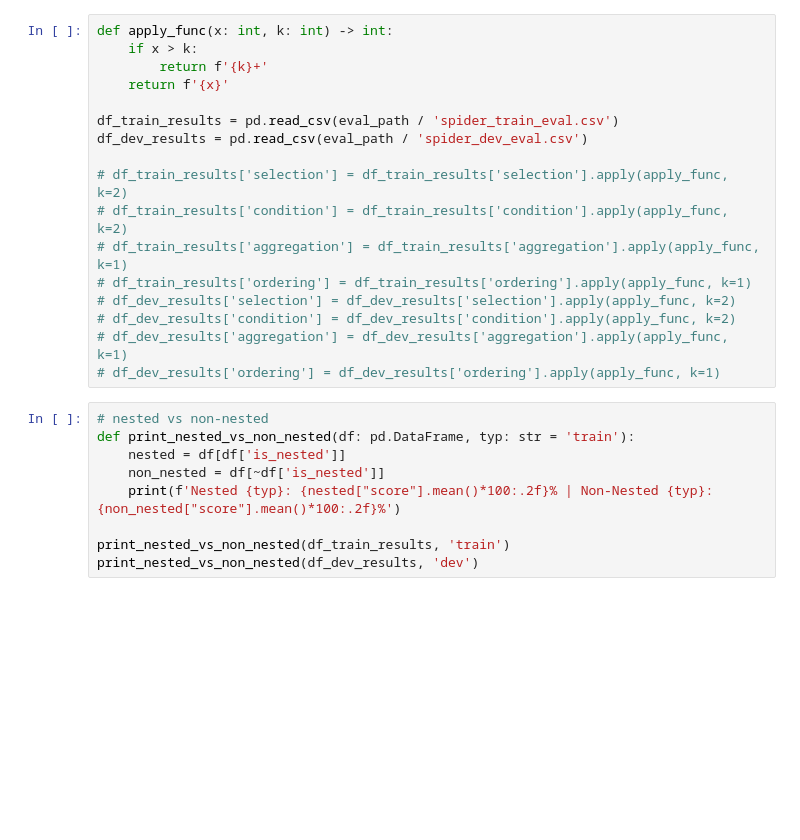
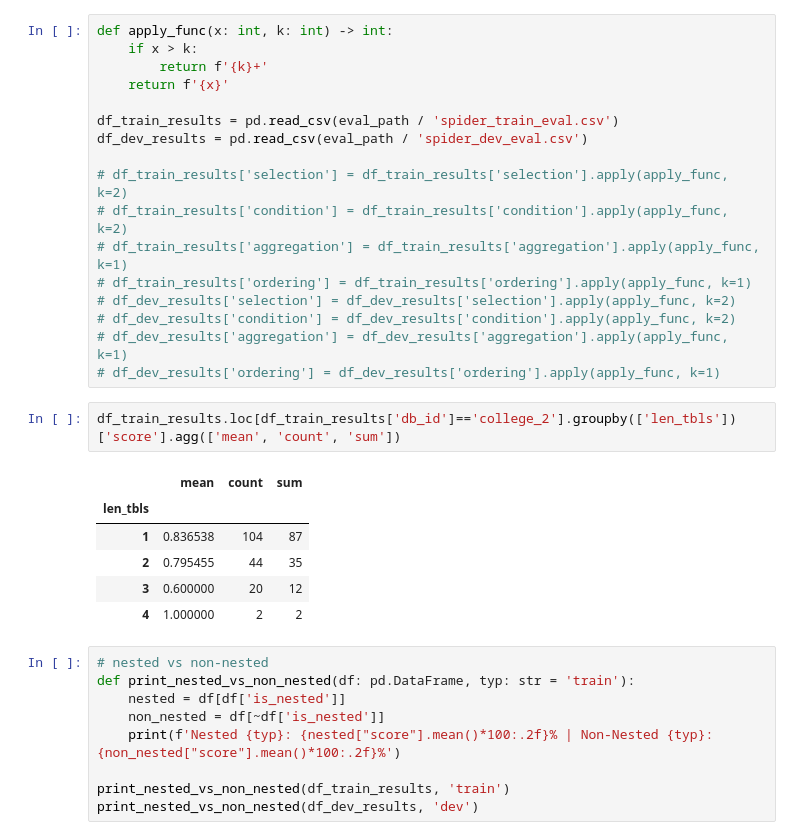
Before and after one commit to simonjisu/BusinessObjects, a Jupyter notebook: test.ipynb, the cells around one changed output. Drawn from its saved outputs; the diff is of its cells as text; blank space fills up the shorter version.

```diff
--- a/test.ipynb
+++ b/test.ipynb
@@ -1375,6 +1497,15 @@ df_dev_results = pd.read_csv(eval_path / 'spider_dev_eval.csv')
 # df_dev_results['condition'] = df_dev_results['condition'].apply(apply_func, k=2)
 # df_dev_results['aggregation'] = df_dev_results['aggregation'].apply(apply_func, k=1)
 # df_dev_results['ordering'] = df_dev_results['ordering'].apply(apply_func, k=1)
+# %%
+df_train_results.loc[df_train_results['db_id']=='college_2'].groupby(['len_tbls'])['score'].agg(['mean', 'count', 'sum'])
+# %% [output]
+|  | mean | count | sum |
+| len_tbls |  |  |  |
+| 1 | 0.836538 | 104 | 87 |
+| 2 | 0.795455 | 44 | 35 |
+| 3 | 0.600000 | 20 | 12 |
+| 4 | 1.000000 | 2 | 2 |
 # %%
 # nested vs non-nested
 def print_nested_vs_non_nested(df: pd.DataFrame, typ: str = 'train'):
```
Also changed, not shown: parts of 30 cells of this notebook.
